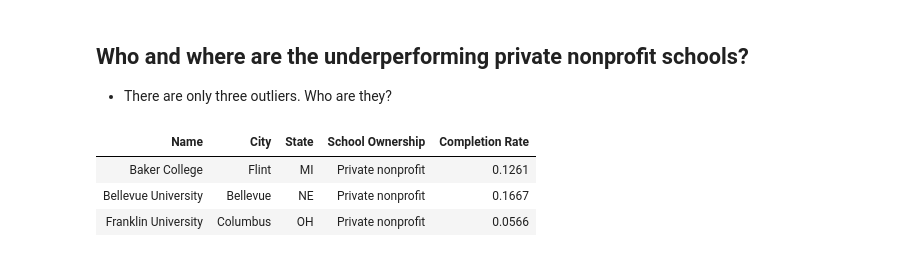
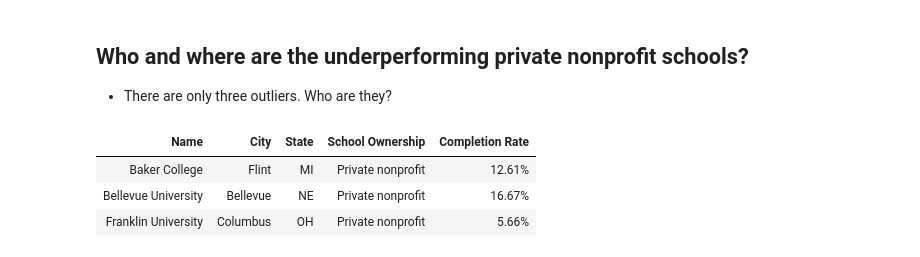
Before and after one commit to alexanderframe/CollegeAnalysis, a Jupyter notebook: Jadd_Analysis_School_Ownership_Student_Success.ipynb, the cells around one changed output. Saved outputs shown, nothing was run; the diff lists cells and outputs as text; code cells hidden in the pictures.

```diff
--- a/Jadd_Analysis_School_Ownership_Student_Success.ipynb
+++ b/Jadd_Analysis_School_Ownership_Student_Success.ipynb
@@ -78,4 +78,7 @@ Name                                                972
 School Ownership                                    972
 Median Earnings of Students 10 Years After Entry    972
 dtype: int64
+# %%
+# Format dictionary to format DataFrame cells
+format_dict = {'Median Earnings of Students 10 Years After Entry':'${0:,.0f}', 'Completion Rate': '{:.2%}'}
 # %%
@@ -326,15 +330,15 @@ plt.show()
 # %%
 # Create condition for DataFrame subset. Under 0.2 completion rate AND school is Private nonprofit.
 underperform_completion = (schoolDF['Completion Rate'] < 0.2) & (schoolDF['School Ownership'] == 2)
 underperform_completion_schools = schoolDF[underperform_completion][['Name', 'City','State','School Ownership','Completion Rate']]
 
 # Re-map school categories to codes.
 underperform_completion_schools['School Ownership'] = underperform_completion_schools['School Ownership'].map(school_ownership_dict)
 
 # Hide index and highlight on hover.
-underperform_completion_schools.style.set_table_styles([{'selector': 'tr:hover', 'props': [('background-color', 'yellow')]}]).hide_index()
+underperform_completion_schools.style.set_table_styles([{'selector': 'tr:hover', 'props': [('background-color', 'yellow')]}]).format(format_dict).hide_index()
 # %% [output]
 | Name | City | State | School Ownership | Completion Rate |
-| Baker College | Flint | MI | Private nonprofit | 0.1261 |
-| Bellevue University | Bellevue | NE | Private nonprofit | 0.1667 |
-| Franklin University | Columbus | OH | Private nonprofit | 0.0566 |
+| Baker College | Flint | MI | Private nonprofit | 12.61% |
+| Bellevue University | Bellevue | NE | Private nonprofit | 16.67% |
+| Franklin University | Columbus | OH | Private nonprofit | 5.66% |
```
Also changed, not shown: parts of 29 cells of this notebook.
